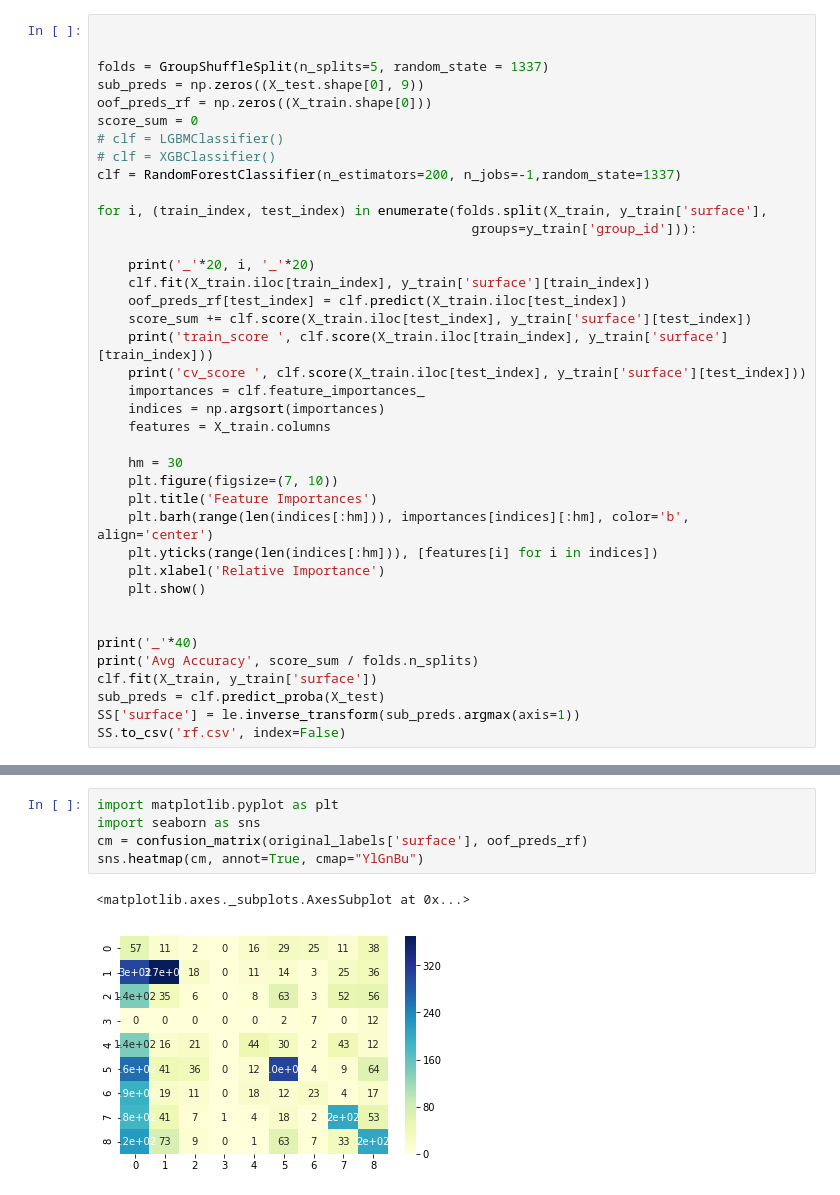
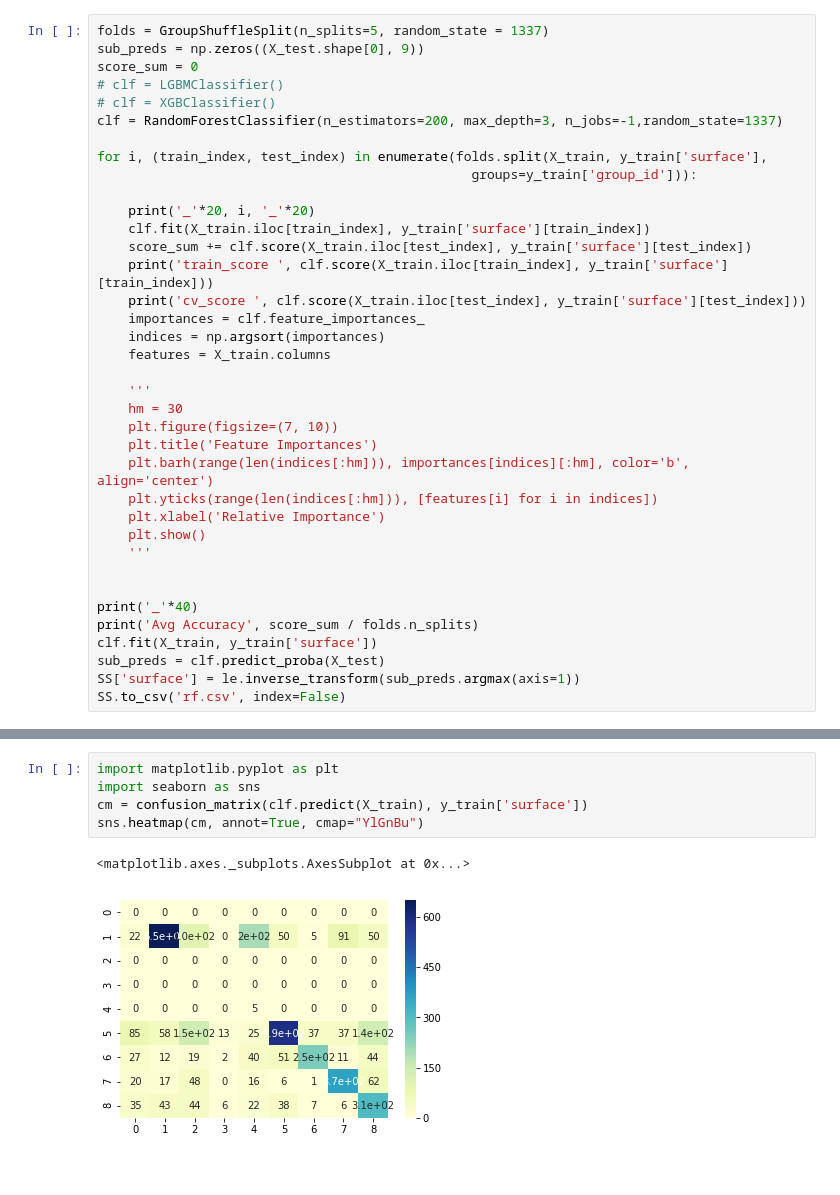
Before and after one commit to gonultasbu/kaggle_careercon_2019, a Jupyter notebook: Untitled.ipynb, the cells around one changed output, grey strips where cells are left out. Saved outputs shown, nothing was run; the diff lists cells and outputs as text.

```diff
--- a/Untitled.ipynb
+++ b/Untitled.ipynb
@@ -126,22 +126,18 @@ X_train.head()
 | 4 | -0.891301 | -0.89689 | -0.88673 | 0.002955 | 0.988672 | ... |
 5 rows × 112 columns
 # %%
-
-
 folds = GroupShuffleSplit(n_splits=5, random_state = 1337)
 sub_preds = np.zeros((X_test.shape[0], 9))
-oof_preds_rf = np.zeros((X_train.shape[0]))
 score_sum = 0
 # clf = LGBMClassifier()
 # clf = XGBClassifier()
-clf = RandomForestClassifier(n_estimators=200, n_jobs=-1,random_state=1337)
+clf = RandomForestClassifier(n_estimators=200, max_depth=3, n_jobs=-1,random_state=1337)
 
 for i, (train_index, test_index) in enumerate(folds.split(X_train, y_train['surface'],
                                                 groups=y_train['group_id'])):
 
     print('_'*20, i, '_'*20)
     clf.fit(X_train.iloc[train_index], y_train['surface'][train_index])
-    oof_preds_rf[test_index] = clf.predict(X_train.iloc[test_index])
     score_sum += clf.score(X_train.iloc[test_index], y_train['surface'][test_index])
     print('train_score ', clf.score(X_train.iloc[train_index], y_train['surface'][train_index]))
     print('cv_score ', clf.score(X_train.iloc[test_index], y_train['surface'][test_index]))
@@ -149,6 +145,7 @@ for i, (train_index, test_index) in enumerate(folds.split(X_train, y_train['surf
     indices = np.argsort(importances)
     features = X_train.columns
 
+    '''
     hm = 30
     plt.figure(figsize=(7, 10))
     plt.title('Feature Importances')
@@ -156,6 +153,7 @@ for i, (train_index, test_index) in enumerate(folds.split(X_train, y_train['surf
     plt.yticks(range(len(indices[:hm])), [features[i] for i in indices])
     plt.xlabel('Relative Importance')
     plt.show()
+    '''
 
 
 print('_'*40)
@@ -190,8 +183,8 @@ Avg Accuracy 0.5056843266317641
 # %%
 import matplotlib.pyplot as plt
 import seaborn as sns
-cm = confusion_matrix(original_labels['surface'], oof_preds_rf)
+cm = confusion_matrix(clf.predict(X_train), y_train['surface'])
 sns.heatmap(cm, annot=True, cmap="YlGnBu")
 # %% [output]
 <matplotlib.axes._subplots.AxesSubplot at 0x...>
-[figure, old version]
+[figure, new version]
```
Also changed, not shown: parts of 8 cells of this notebook, 1 other file.
